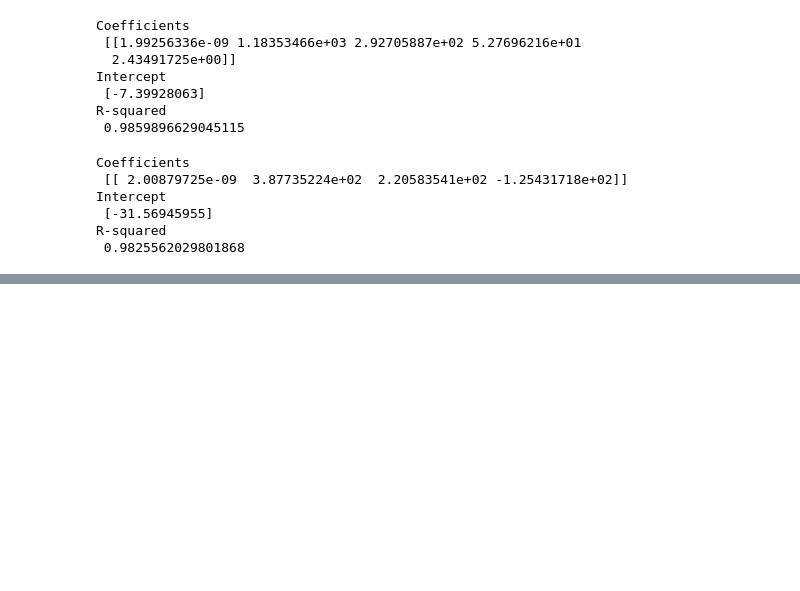
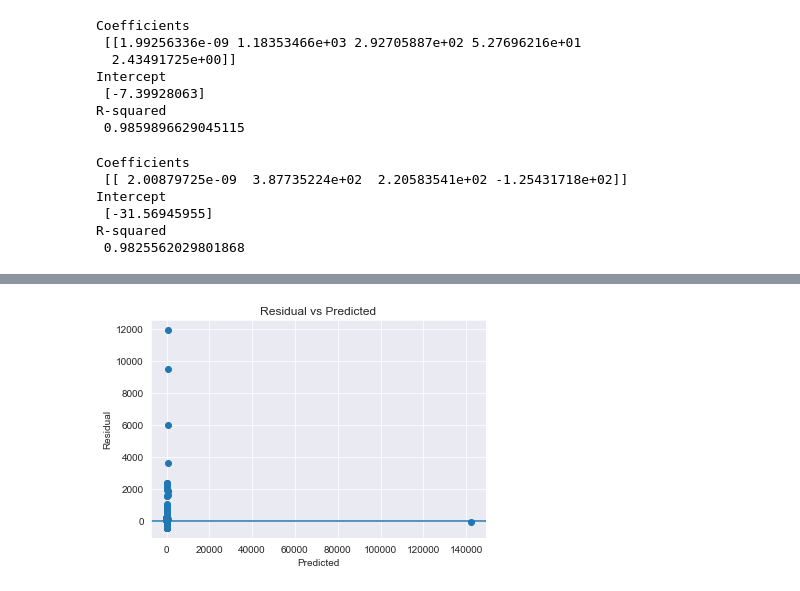
Before and after one commit to MitchellEwing/Drills, a Jupyter notebook: bootcamp/unit2/linearRegressionModel_CrimeNY.ipynb, the cells around one changed output, grey strips where cells are left out. Saved outputs shown, nothing was run; the diff lists cells and outputs as text; code cells hidden in the pictures; blank space fills up the shorter version.

```diff
--- a/bootcamp/unit2/linearRegressionModel_CrimeNY.ipynb
+++ b/bootcamp/unit2/linearRegressionModel_CrimeNY.ipynb
@@ -239,0 +255,9 @@ R-squared
+# %%
+plt.scatter(predicted, residual)
+plt.xlabel('Predicted')
+plt.ylabel('Residual')
+plt.axhline(y=0)
+plt.title('Residual vs Predicted')
+plt.show()
+# %% [output]
+[figure, added]
```
Also changed, not shown: parts of 3 cells of this notebook.
